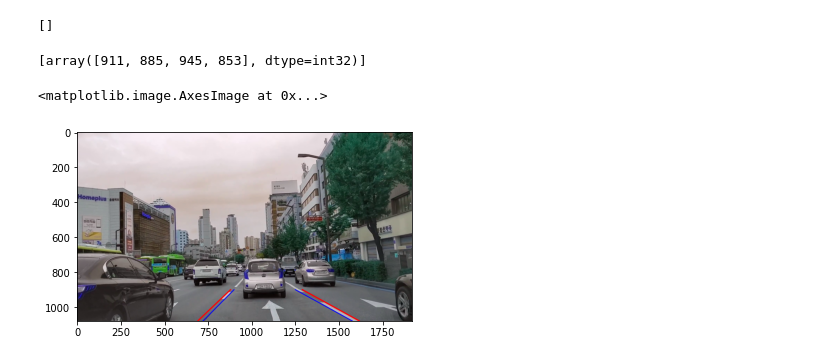
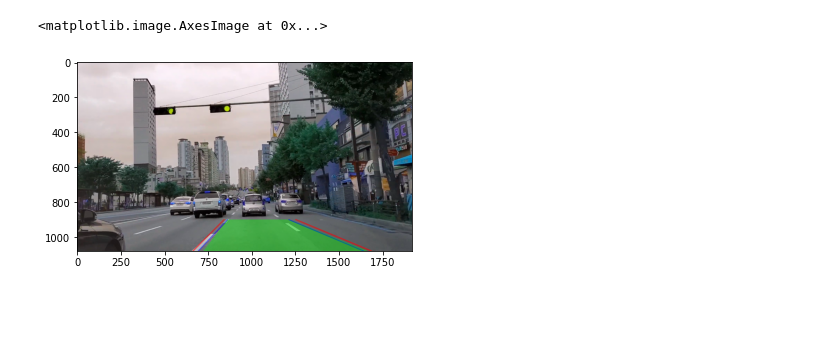
Before and after one commit to lim-ye-ji/Object_recognition_in_autonomous_driving, a Jupyter notebook: lane/Yu.ipynb, the cells around one changed output. Saved outputs shown, nothing was run; the diff lists cells and outputs as text; code cells hidden in the pictures; blank space fills up the shorter version.

```diff
--- a/lane/Yu.ipynb
+++ b/lane/Yu.ipynb
@@ -7,7 +7,7 @@ import math
 import os
 # %%
 # 이미지 사진 번호만 바꿔가면서 확인
-img = "./cap_img/frame0.png"
+img = "./cap_img/frame25.png"
 A = cv2.imread(img, cv2.IMREAD_COLOR)
 
 #roi
@@ -114,12 +98,21 @@ for i in range(len(l)):
-# %%
-new_r
-# %% [output]
-[]
-# %%
-new_l
-# %% [output]
-[array([911, 885, 945, 853], dtype=int32)]
 # %%
+# r과 l에서 길이 조건으로 리스트에 저장
+new_r = []
+new_l = []
+
+
+for i in range(len(r)):
+    if math.dist([r[i][0], r[i][1]], [r[i][2], r[i][3]]) > 30:
+        new_r.append(r[i])
+
+for i in range(len(l)):
+    if math.dist([l[i][0], l[i][1]], [l[i][2], l[i][3]]) > 30:
+        new_l.append(l[i])
+
+new_r
+
+new_l
+
 # roi이미지에서 선 그리기
 a_copy = A_roi.copy()
 
@@ -199,13 +192,13 @@ elif not least or not least2:
 
         ## l2
         m4 = -m2
-        n4 = r[i2][1] - (m4 * (1150-(r[i2][0]-1150)))
+        n4 = r[i2][1] - (m4 * (1100-(r[i2][0]-1100)))
 
 
         cv2.line(a_copy2, (int(((-n4/m4)+(-n/m))/2)+100, 900),(int((1080-n)/m), 1080), (0, 0, 255), 4, cv2.LINE_AA)
-        cv2.line(a_copy2, (int(((-n4/m4)+(-n/m))/2)-250, 900),(int((1080-n4)/m4), 1080), (0, 0, 255), 4, cv2.LINE_AA)
+        cv2.line(a_copy2, (int(((-n4/m4)+(-n/m))/2)-190, 900),(int((1080-n4)/m4), 1080), (0, 0, 255), 4, cv2.LINE_AA)
         cv2.line(a_copy2, (int(((-n4/m4)+(-n/m))/2)+140, 900),(int((1120-n)/m), 1080), (255, 0, 0), 5, cv2.LINE_AA)
-        cv2.line(a_copy2, (int(((-n4/m4)+(-n/m))/2)-270, 900),(int((1110-n4)/m4), 1080), (255, 0, 0), 5, cv2.LINE_AA)
+        cv2.line(a_copy2, (int(((-n4/m4)+(-n/m))/2)-230, 900),(int((1110-n4)/m4), 1080), (255, 0, 0), 5, cv2.LINE_AA)
 
 
 
@@ -213,39 +206,47 @@ else:
     least_a = min(least)
     i = least.index(least_a)
     most_a = max(least)
     i2 = least.index(most_a)
     least_b = min(least2)
     i3 = least2.index(least_b)
     most_b = max(least2)
     i4 = least2.index(most_b)
     a_copy2 = a_copy.copy()
 
     ## r1
     m = (r[i][3]-r[i][1])/(r[i][2]-r[i][0])
     n = r[i][1] - (m * r[i][0])
 
     ## r2
     m2 = (r[i2][3]-r[i2][1])/(r[i2][2]-r[i2][0])
     n2 = r[i2][1] - (m2 * r[i2][0])
 
     ## l1
     m3 = (l[i3][3]-l[i3][1])/(l[i3][2]-l[i3][0])
     n3 = l[i3][1] - (m3 * l[i3][0])
 
     ## l2
     m4 = (l[i4][3]-l[i4][1])/(l[i4][2]-l[i4][0])
     n4 = l[i4][1] - (m4 * l[i4][0])
 
-    cv2.line(a_copy2, (int(((-n4/m4)+(-n/m))/2)+150, 900),(int((1080-n)/m), 1080), (0, 0, 255), 4, cv2.LINE_AA)
-    cv2.line(a_copy2, (int(((-n4/m4)+(-n/m))/2)-150, 900),(int((1080-n4)/m4), 1080), (0, 0, 255), 4, cv2.LINE_AA)
-    cv2.line(a_copy2, (int(((-n4/m4)+(-n/m))/2)+200, 900),(int((1120-n)/m), 1080), (255, 0, 0), 5, cv2.LINE_AA)
-    cv2.line(a_copy2, (int(((-n4/m4)+(-n/m))/2)-200, 900),(int((1110-n4)/m4), 1080), (255, 0, 0), 5, cv2.LINE_AA)
+    cv2.line(a_copy2, (int(((-n4/m4)+(-n/m))/2)+300, 900),(int((1080-n)/m), 1080), (0, 0, 255), 4, cv2.LINE_AA)
+    cv2.line(a_copy2, (int(((-n4/m4)+(-n/m))/2)+50, 900),(int((1080-n4)/m4), 1080), (0, 0, 255), 4, cv2.LINE_AA)
+    cv2.line(a_copy2, (int(((-n4/m4)+(-n/m))/2)+320, 900),(int((1120-n)/m), 1080), (255, 0, 0), 5, cv2.LINE_AA)
+    cv2.line(a_copy2, (int(((-n4/m4)+(-n/m))/2)-0, 900),(int((1110-n4)/m4), 1080), (255, 0, 0), 5, cv2.LINE_AA)
+
+a_copy3 = A_roi.copy()
+
+pts = np.array([[int(((-n4/m4)+(-n/m))/2)+100, 900], [int(((-n4/m4)+(-n/m))/2)-250, 900],
+                [int((1050-n4)/m4), 1080],[int((1100-n)/m), 1080]], np.int32)
+area = cv2.fillConvexPoly(a_copy3, pts, (0, 255, 0))
+a_copy4 = cv2.addWeighted(a_copy3, 0.4, a_copy2, 0.6, 0)
 
 
-plt.imshow(a_copy2)
+
+plt.imshow(a_copy4)
 # %% [output]
 <matplotlib.image.AxesImage at 0x...>
-[figure, old version]
+[figure, new version]
 # %%
 # 윈도우 창으로 확인
 cv2.imshow("a_copy", a_copy4)
```
Also changed, not shown: parts of 5 cells of this notebook.
